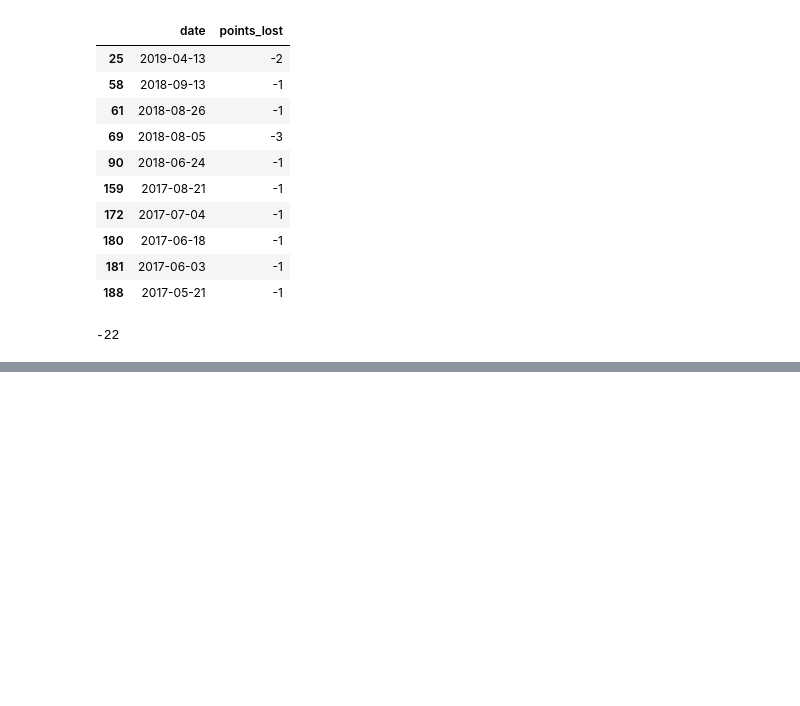
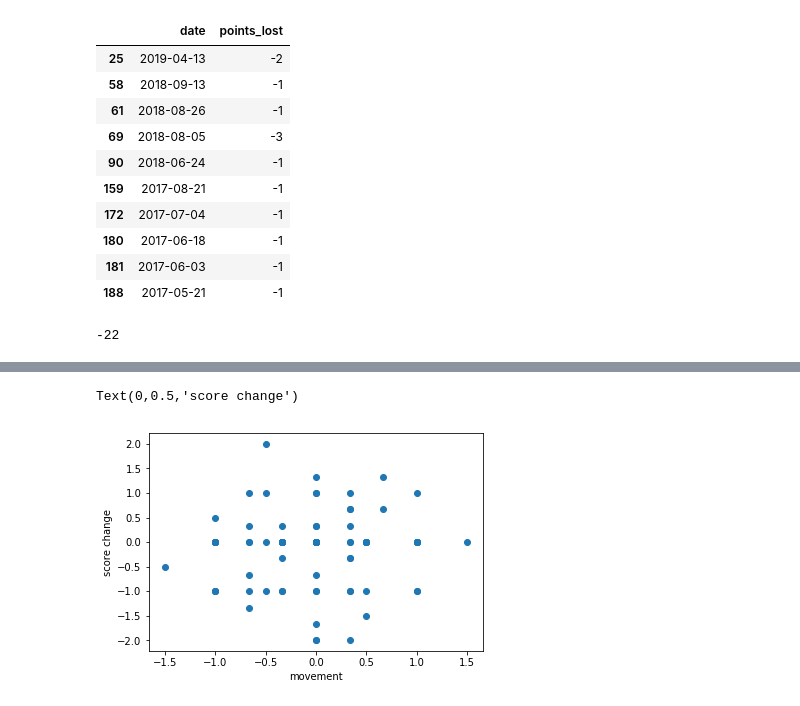
Before and after one commit to zaklippert/epluribusloonum, a Jupyter notebook: loons subs.ipynb, the cells around one changed output, grey strips where cells are left out. Saved outputs shown, nothing was run; the diff lists cells and outputs as text; code cells hidden in the pictures; blank space fills up the shorter version.

```diff
--- a/loons subs.ipynb
+++ b/loons subs.ipynb
@@ -337,0 +342,8 @@ subs['sub_type'] = np.where(subs['movement']>0,'attacking',np.where(subs['moveme
+# %%
+avg_score_change = subs_no_injury.groupby(['date'])['score_change'].mean()
+# %%
+avg_movement = subs_no_injury.groupby(['date','opponent'])['movement'].mean()
+# %%
+results = results.merge(avg_score_change, on='date')
+# %%
+results = results.merge(avg_movement, on='date')
@@ -337,0 +366,7 @@ subs['sub_type'] = np.where(subs['movement']>0,'attacking',np.where(subs['moveme
+# %%
+plt.scatter(results.movement, results.score_change)
+plt.xlabel('movement')
+plt.ylabel('score change')
+# %% [output]
+Text(0,0.5,'score change')
+[figure, added]
```
Also changed, not shown: parts of 46 cells of this notebook.
